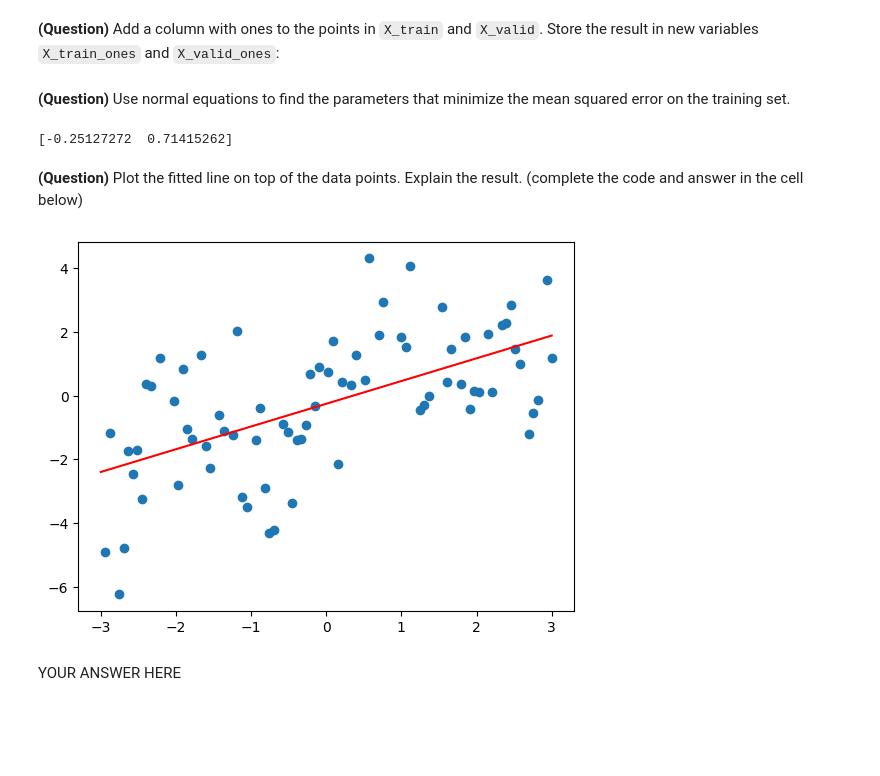
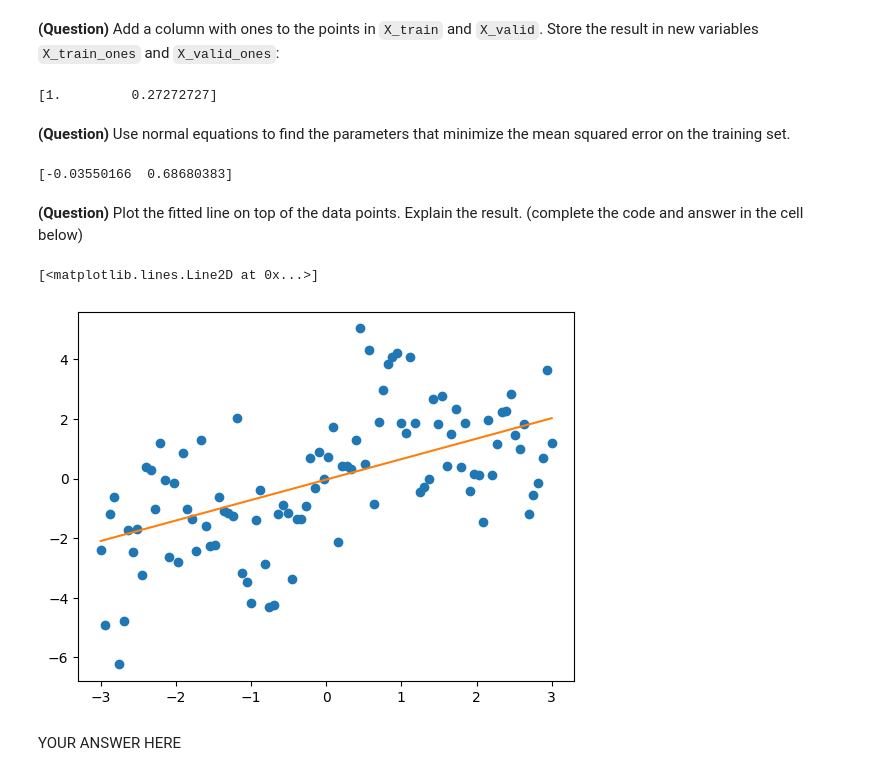
Before and after one commit to FaroukSoufary/IS318-Machine-Learning, a Jupyter notebook: ml-tp1.ipynb, the cells around one changed output. Drawn from its saved outputs; the diff is of its cells as text; code cells hidden in the pictures; blank space fills up the shorter version.

```diff
--- a/ml-tp1.ipynb
+++ b/ml-tp1.ipynb
@@ -33,22 +33,20 @@ plt.tight_layout()
 # %%
 # YOUR CODE HERE
 
-rng = np.random.default_rng()
-indexes = [ i for i in range(len(X)) ]
-p_indexes = rng.permutation(indexes)
 
-X_p = X[p_indexes]
-y_p = y_noisy[p_indexes]
+indices = np.arange(N)
+shuffled_indices = rng.permutation(indices)
 
-n = len(X_p)
-i_75 = int(0.75*n)
+X_ = X[shuffled_indices]
+y_ = y_noisy[shuffled_indices]
 
 
-X_train = X_p[:i_75]
-y_train = y_p[:i_75]
 
-X_valid = X_p[i_75:]
-y_valid = y_p[i_75:]
+X_train, X_valid = X_[:75], X_[75:]
+y_train, y_valid = y_[:75], y_[75:]
+
+#mask = np.linspace(0,1,N) < 0.75
+#X_train, X_valid, y_train, y_valid = X_[mask], X_[~mask], y_[mask], y_[~mask]
 # %%
 assert X_train.shape == (75,)
 assert y_train.shape == (75,)
@@ -67,35 +65,38 @@ Then we have $y_i = \textbf{w}^T \textbf{x}_i $.
 **(Question)** Add a column with ones to the points in `X_train` and `X_valid`. Store the result in new variables `X_train_ones` and `X_valid_ones`:
 # %%
 # YOUR CODE HERE
+X_train_ones, X_valid_ones = np.ones((75,2)), np.ones((25,2))
 
-X_train_ones = np.column_stack((np.ones(len(X_train)),X_train))
-X_valid_ones = np.column_stack((np.ones(len(X_valid)),X_valid))
+X_train_ones[:,1] = X_train
+X_valid_ones[:,1] = X_valid
+
+print(X_train_ones[0])
+# %% [output]
+[1.         0.27272727]
 # %% [markdown]
 **(Question)** Use normal equations to find the parameters that minimize the mean squared error on the training set.
 # %%
 # YOUR CODE HERE
-XTX = np.dot(np.transpose(X_train_ones), X_train_ones)
-XTX_1 = np.linalg.inv(XTX)
-XTX_1XT = XTX_1 @ np.transpose(X_train_ones)
-w = np.dot(XTX_1XT, y_train)
-
-print(w)
+w = np.linalg.inv(X_train_ones.T @ X_train_ones) @ X_train_ones.T @ y_train
-# %% [output]
-[-0.25127272  0.71415262]
 # %%
 assert w.shape == (2,)
+# %%
+print(w)
+# %% [output]
+[-0.03550166  0.68680383]
 # %% [markdown]
 **(Question)** Plot the fitted line on top of the data points. Explain the result. (complete the code and answer in the cell below)
 # %%
 # YOUR CODE HERE
-fitted_x = np.linspace(-3,3,100)
-fitted_y = [w[0]+w[1]*x for x in fitted_x]
+fit_x = np.linspace(-3,3,N)
+fit_y = [w[0] + w[1]*x for x in fit_x]
 
-plt.plot(fitted_x, fitted_y, c='red')
-plt.scatter(X_train, y_train)
-plt.show()
+
+plt.plot(X, y_noisy, 'o')
+plt.plot(fit_x, fit_y)
 # %% [output]
+[<matplotlib.lines.Line2D at 0x...>]
-[figure, old version]
+[figure, new version]
 # %% [markdown]
 YOUR ANSWER HERE
 # %% [markdown]
```
Also changed, not shown: parts of 16 cells of this notebook.
